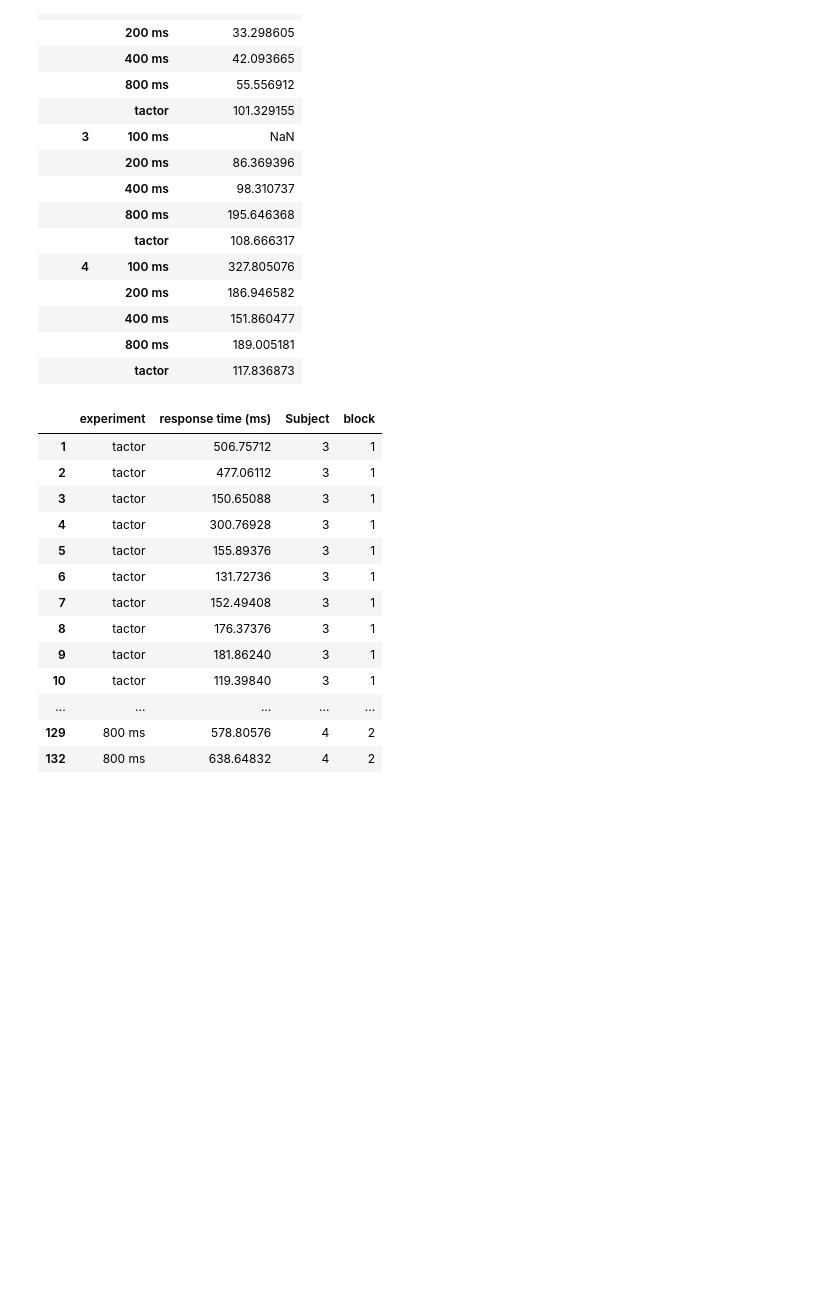
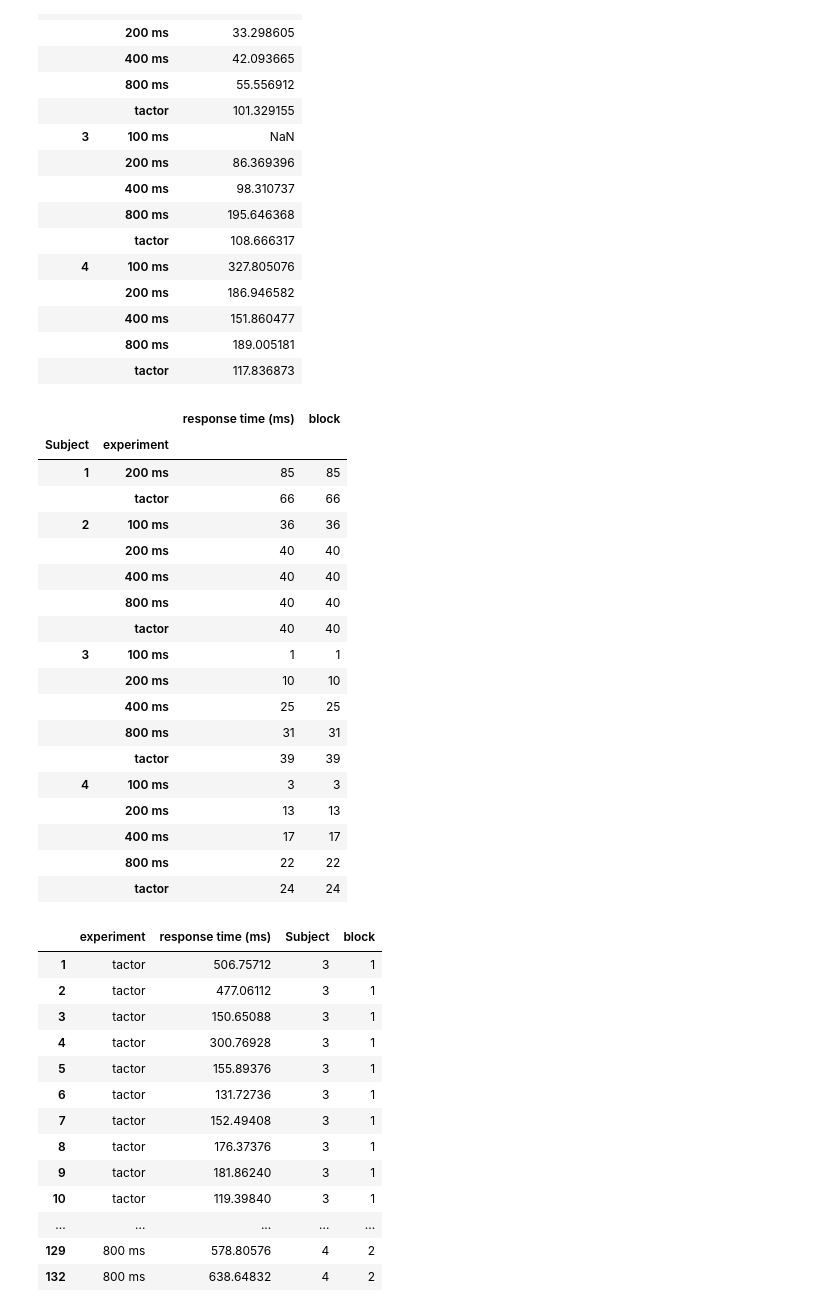
Before and after one commit to davidjuliancaldwell/StimulationResponseTimingPython, a Jupyter notebook: PlottingMatlabData.ipynb, the cells around one changed output. Drawn from its saved outputs; the diff is of its cells as text; code cells hidden in the pictures; blank space fills up the shorter version.

Commit message:
changes to be able to look at the number of trials responded to by each subject

```diff
--- a/PlottingMatlabData.ipynb
+++ b/PlottingMatlabData.ipynb
@@ -187,6 +187,28 @@ dataCleaned.groupby(['Subject','experiment']).std()
 |  | 400 ms | 151.860477 |
 |  | 800 ms | 189.005181 |
 |  | tactor | 117.836873 |
+# %%
+dataCleaned.groupby(['Subject','experiment']).count()
+# %% [output]
+|  |  | response time (ms) | block |
+| Subject | experiment |  |  |
+| 1 | 200 ms | 85 | 85 |
+|  | tactor | 66 | 66 |
+| 2 | 100 ms | 36 | 36 |
+|  | 200 ms | 40 | 40 |
+|  | 400 ms | 40 | 40 |
+|  | 800 ms | 40 | 40 |
+|  | tactor | 40 | 40 |
+| 3 | 100 ms | 1 | 1 |
+|  | 200 ms | 10 | 10 |
+|  | 400 ms | 25 | 25 |
+|  | 800 ms | 31 | 31 |
+|  | tactor | 39 | 39 |
+| 4 | 100 ms | 3 | 3 |
+|  | 200 ms | 13 | 13 |
+|  | 400 ms | 17 | 17 |
+|  | 800 ms | 22 | 22 |
+|  | tactor | 24 | 24 |
 # %%
 resultTrim
 # %% [output]
```
